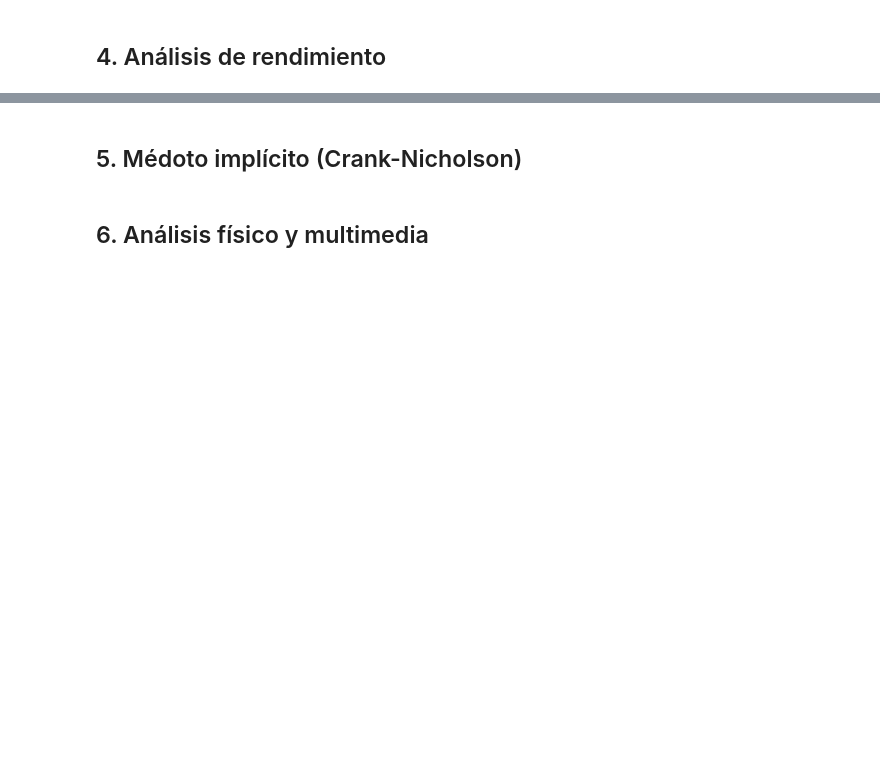
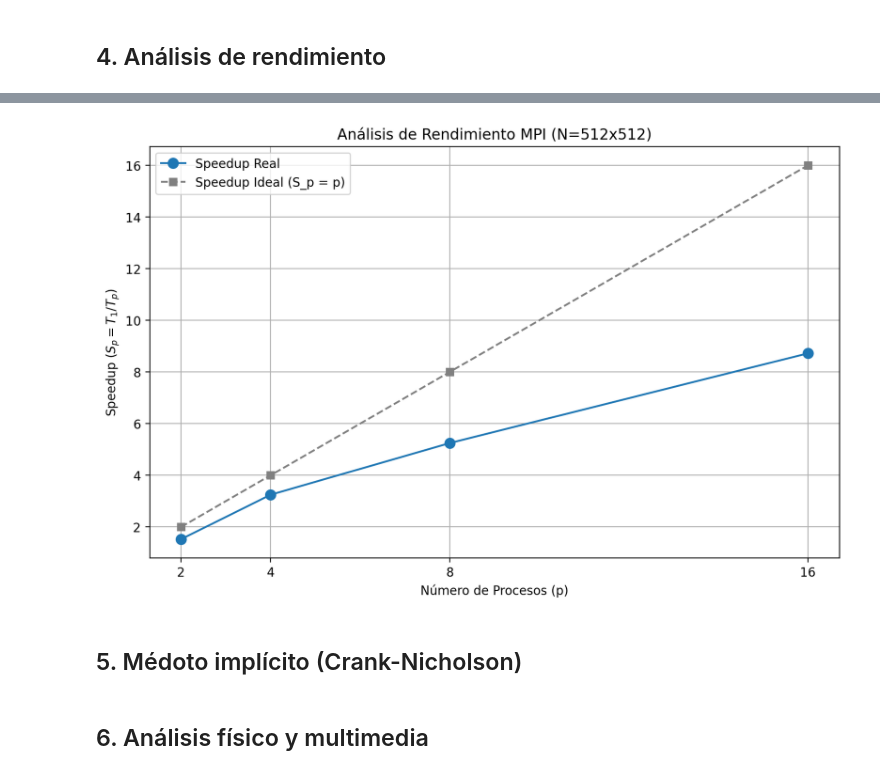
Before and after one commit to Ferzamora053/Tareas-FisComp, a Jupyter notebook: Tarea2_FZ.ipynb, the cells around one changed output, grey strips where cells are left out. Cells and saved outputs as stored; diff of their text form; code cells hidden in the pictures; blank space fills up the shorter version.

```diff
--- a/Tarea2_FZ.ipynb
+++ b/Tarea2_FZ.ipynb
@@ -466,2 +592,24 @@ Tiempo de ejecución T_1 en minutos: 15.97 minutos.
 # %% [markdown]
 ## 4. Análisis de rendimiento
+# %%
+p_values = [2, 4, 8, 16]
+times_p = {} # Diccionario para guardar los tiempos
+
+print(f"Recolectando datos de rendimiento (T_1 = {T_1:.2f} [s])...")
+
+for p in p_values:
+    print(f"Ejecutando con p = {p} procesos...")
+
+    # Ejecutar el script de mpi_simulation.py y capturar la salida
+    output_lines = !mpiexec -n {p} python ./utils/mpi_simulation.py
+
+    # Extraer el tiempo de la salida
+    time_str = output_lines[0]
+
+    # Convertir a float y guardar
+    T_p = float(time_str)
+    times_p[p] = T_p
+    print(f"T_{p} = {T_p:.2f} [s]\n")
+
+print("Recolección de datos completada.")
+print(times_p)
@@ -468,3 +632,23 @@ Tiempo de ejecución T_1 en minutos: 15.97 minutos.
+# %%
+p_list = sorted(times_p.keys())
+T_p_list = [times_p[p] for p in p_list]
+speedup_list = [T_1 / T_p for T_p in T_p_list]
+
+# Ideal speedup (S_p = p)
+ideal_speedup = [p for p in p_list]
+
+plt.figure(figsize=(10, 6))
+plt.plot(p_list, speedup_list, 'o-', label='Speedup Real', markersize=8)
+plt.plot(p_list, ideal_speedup, 's--', label='Speedup Ideal (S_p = p)', color='gray')
+plt.title('Análisis de Rendimiento MPI (N=512x512)')
+plt.xlabel('Número de Procesos (p)')
+plt.ylabel('Speedup ($S_p = T_1 / T_p$)')
+plt.legend()
+plt.grid(True)
+plt.xticks(p_list)
+plt.show();
+# %% [output]
+[figure, added]
 # %% [markdown]
 ## 5. Médoto implícito (Crank-Nicholson)
 # %% [markdown]
```
Also changed, not shown: parts of 8 cells of this notebook, 2 other files.
